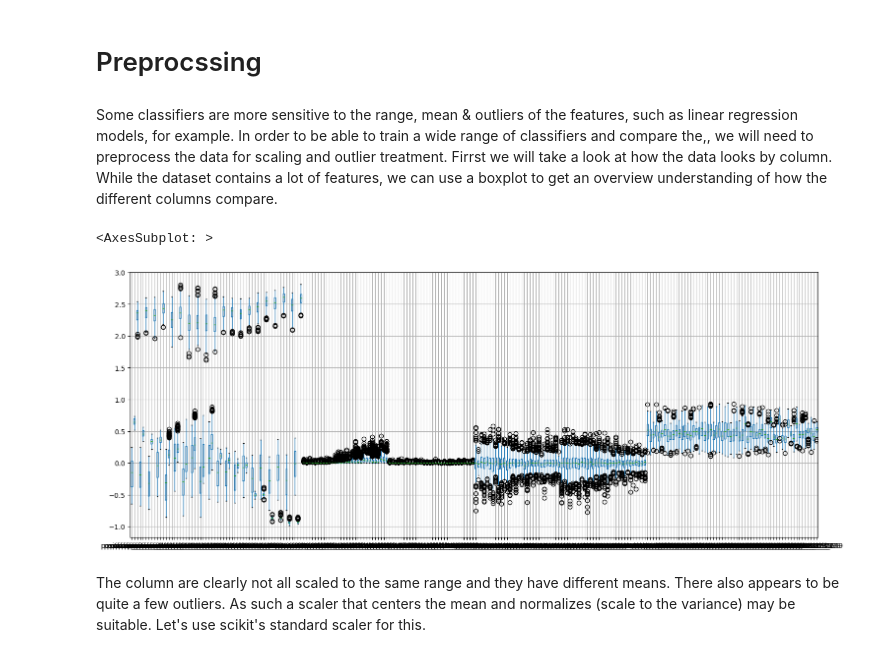
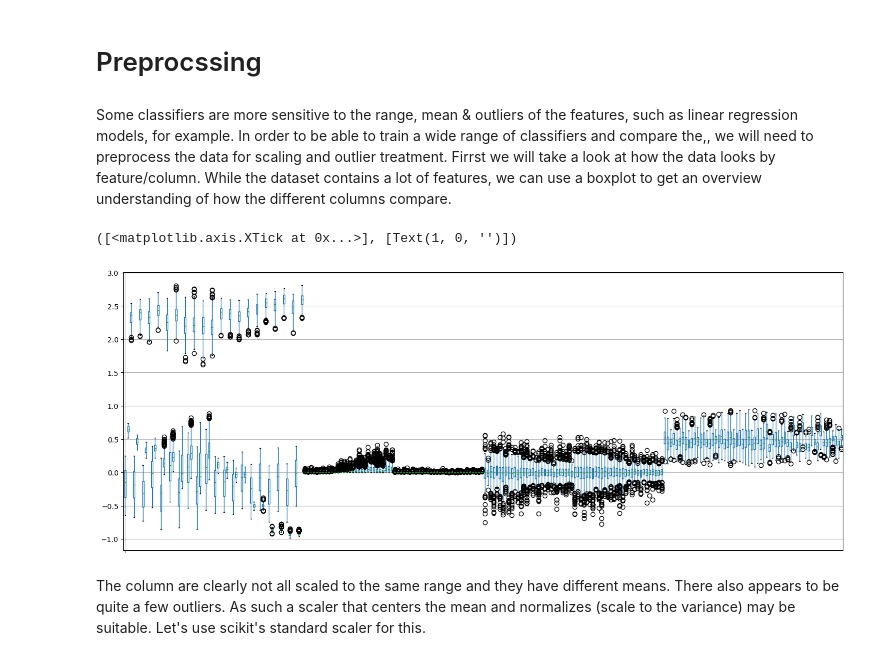
Before and after one commit to viktorparipas92/D7062E-projectgroup-10, a Jupyter notebook: Task1/KÅ/Task1.ipynb, the cells around one changed output. Cells and saved outputs as stored; diff of their text form; code cells hidden in the pictures.

```diff
--- a/Task1/KÅ/Task1.ipynb
+++ b/Task1/KÅ/Task1.ipynb
@@ -257,12 +263,14 @@ assert df_train.isnull().sum().sum() == 0
 # %% [markdown]
 # Preprocssing
 # %% [markdown]
-Some classifiers are more sensitive to the range, mean & outliers of the features, such as linear regression models, for example. In order to be able to train a wide range of classifiers and compare the,, we will need to preprocess the data for scaling and outlier treatment. Firrst we will take a look at how the data looks by column. While the dataset contains a lot of features, we can use a boxplot to get an overview understanding of how the different columns compare.
+Some classifiers are more sensitive to the range, mean & outliers of the features, such as linear regression models, for example. In order to be able to train a wide range of classifiers and compare the,, we will need to preprocess the data for scaling and outlier treatment. Firrst we will take a look at how the data looks by feature/column. While the dataset contains a lot of features, we can use a boxplot to get an overview understanding of how the different columns compare.
-# %%
-df_train[train_feature_columns].boxplot(figsize=(18,7))
-# %% [output]
-<AxesSubplot: >
-[figure, removed]
+# %%
+# Do a boxplot for every feature to get an overview of how they all relate in terms of range & center
+df_train[train_feature_columns].boxplot(figsize=(18,7))
+plt.xticks([1], ['']) # No need to to have labels for the feature names, we just want to show all of them in one plot
+# %% [output]
+([<matplotlib.axis.XTick at 0x...>], [Text(1, 0, '')])
+[figure, added]
 # %% [markdown]
 The column are clearly not all scaled to the same range and they have different means. There also appears to be quite a few outliers. As such a scaler that centers the mean and normalizes (scale to the variance) may be suitable. Let's use scikit's standard scaler for this.
 # %%
```
Also changed, not shown: parts of 7 cells of this notebook.
